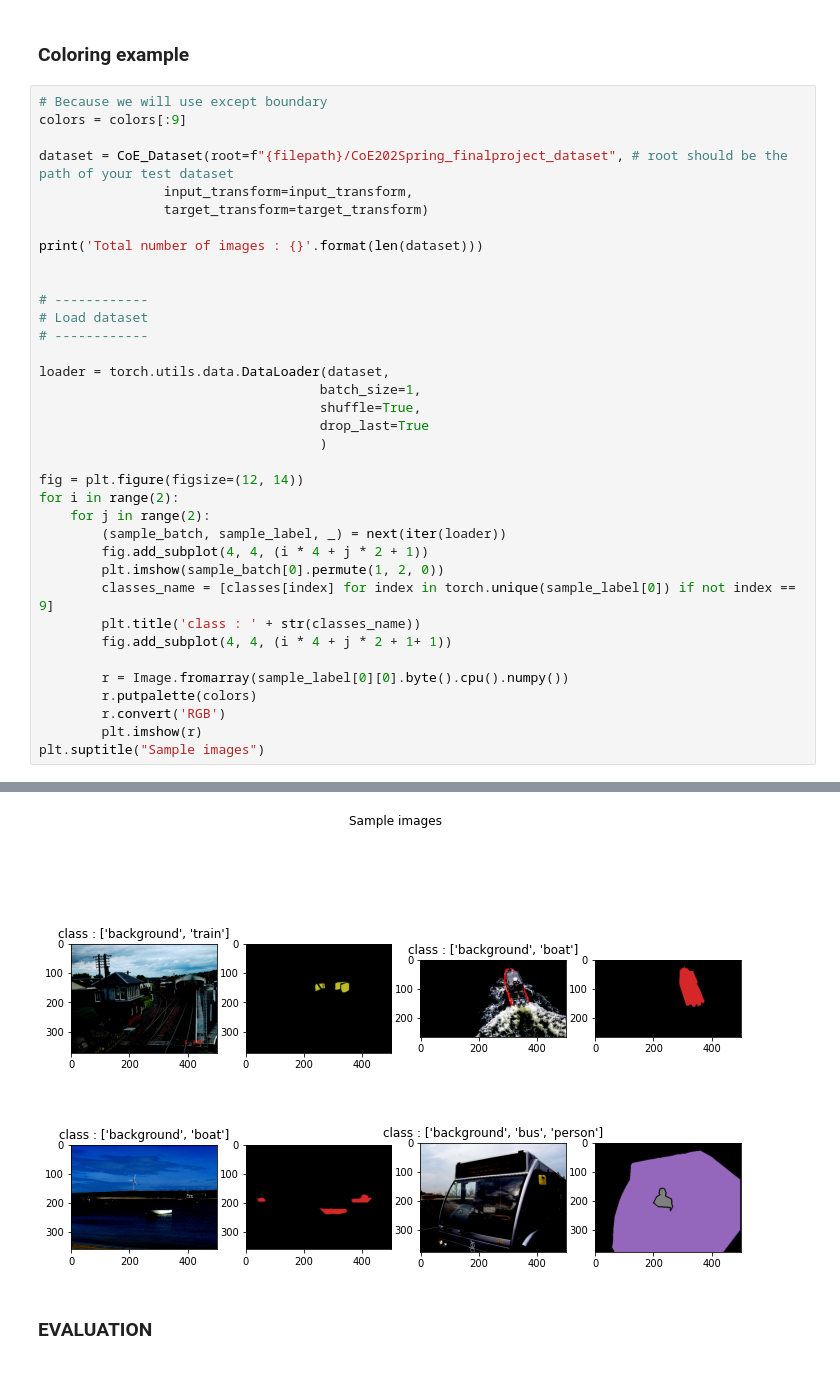
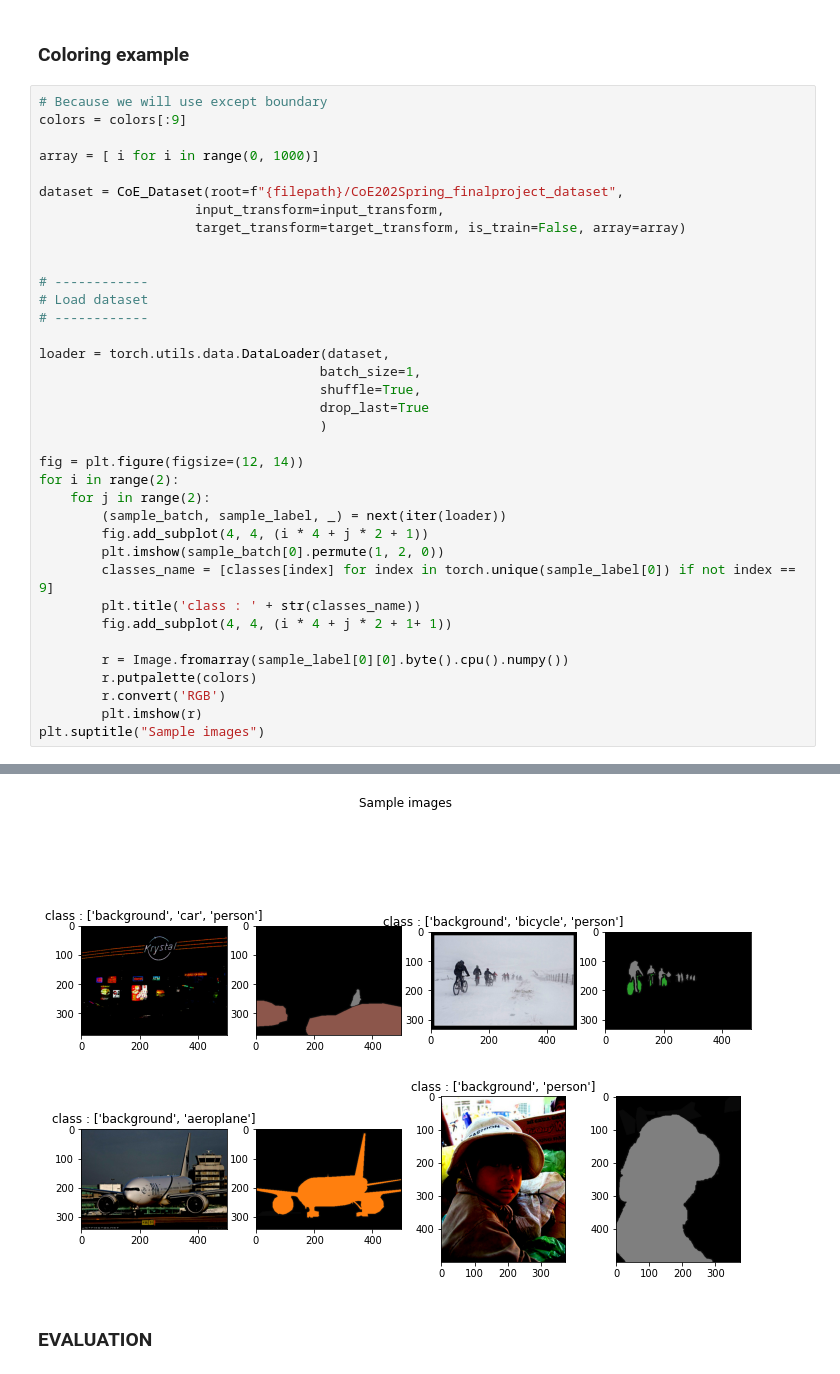
Before and after one commit to myeongjinshin/Image_Segmentation, a Jupyter notebook: coe202_final_project_test.ipynb, the cells around one changed output, grey strips where cells are left out. Saved outputs shown, nothing was run; the diff lists cells and outputs as text.

```diff
--- a/coe202_final_project_test.ipynb
+++ b/coe202_final_project_test.ipynb
@@ -126,11 +120,11 @@ print(colors)
 # Because we will use except boundary
 colors = colors[:9]
 
-dataset = CoE_Dataset(root=f"{filepath}/CoE202Spring_finalproject_dataset", # root should be the path of your test dataset
-                input_transform=input_transform,
-                target_transform=target_transform)
+array = [ i for i in range(0, 1000)]
 
-print('Total number of images : {}'.format(len(dataset)))
+dataset = CoE_Dataset(root=f"{filepath}/CoE202Spring_finalproject_dataset",
+                    input_transform=input_transform,
+                    target_transform=target_transform, is_train=False, array=array)
 
 
 # ------------
@@ -165,7 +158,7 @@ Total number of images : 1000
 Clipping input data to the valid range for imshow with RGB data ([0..1] for floats or [0..255] for integers).
 Clipping input data to the valid range for imshow with RGB data ([0..1] for floats or [0..255] for integers).
 Text(0.5, 0.98, 'Sample images')
-[figure, old version]
+[figure, new version]
 # %% [markdown]
 ### **EVALUATION**
 # %%
```
Also changed, not shown: parts of 6 cells of this notebook, 9 other files.
